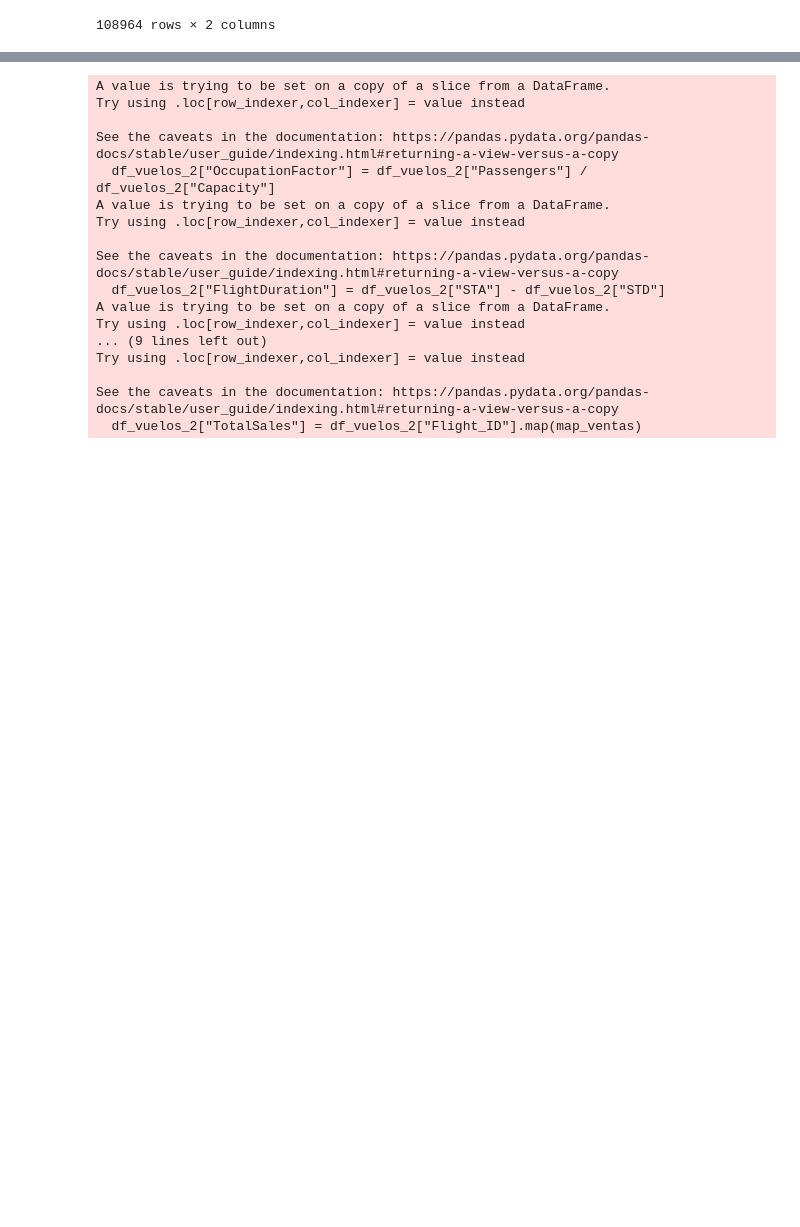
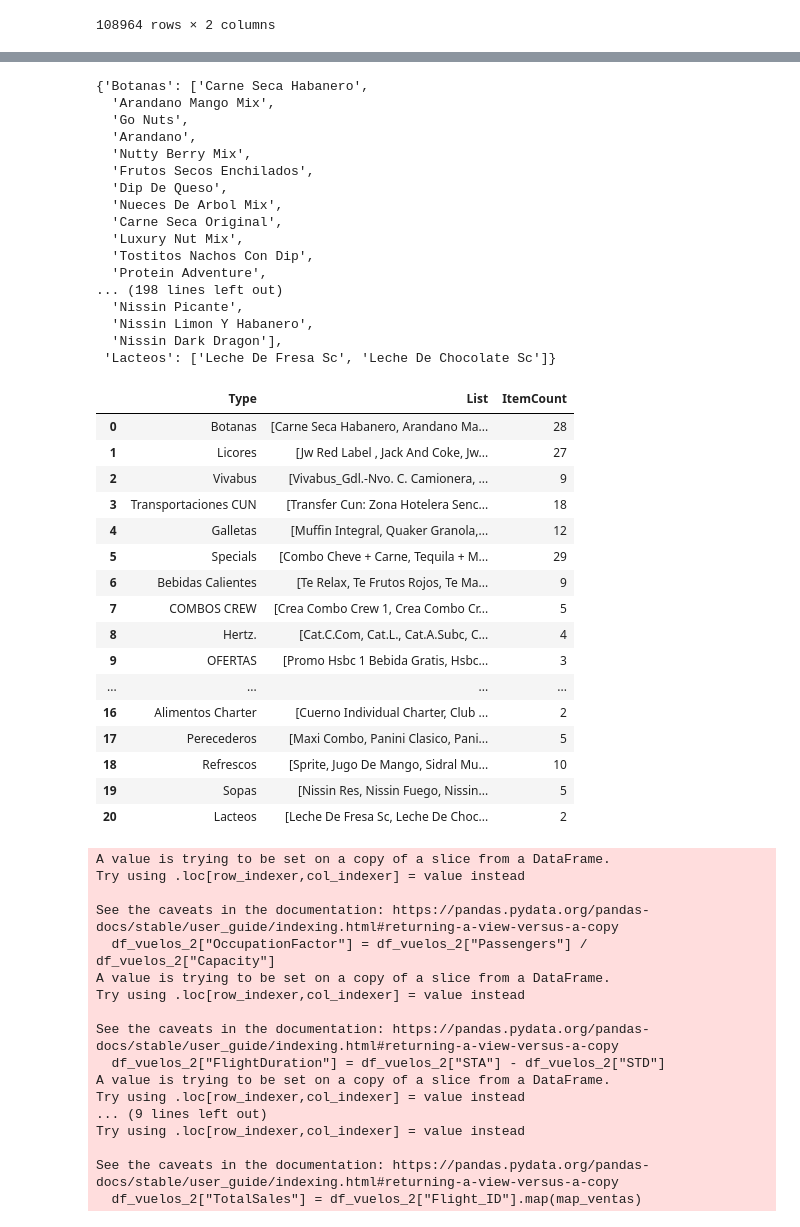
Before and after one commit to alvaronieto02/Datathon-Viva-Aerobus-Milonga, a Jupyter notebook: Missael/test_ventas.ipynb, the cells around one changed output, grey strips where cells are left out. Cells and saved outputs as stored; diff of their text form; code cells hidden in the pictures; blank space fills up the shorter version.

Commit message:
ProductType dataframe

```diff
--- a/Missael/test_ventas.ipynb
+++ b/Missael/test_ventas.ipynb
@@ -90,6 +90,58 @@ df_vuelos[ df_vuelos["Flight_ID"] == "90d2cab80b7700b5d854ae393678144b" ]
 |  | Flight_ID | Aeronave | DepartureStation | ArrivalStation | Destination_Type | Origin_Type | STD | ... |
 | 174569 | 90d2cab80b7700b5d854ae393678144b | XA-VYA | BM | BA | Ciudad Principal | Ciudad Fronteriza | 2023-12-23 06:00:00 | ... |
 | 245747 | 90d2cab80b7700b5d854ae393678144b | XA-VYA | BA | BT | Playa | Ciudad Principal | 2023-12-23 11:45:00 | ... |
+# %%
+product_types = df_ventas["ProductType"].unique()
+
+type_dict = {}
+type_df = {"Type":[],"List":[],"ItemCount":[]}
+
+for typ in product_types:
+    L = list( df_ventas["ProductName"][ df_ventas["ProductType"] == typ ].unique() )
+    type_dict[typ] = L
+
+    type_df["Type"].append(typ)
+    type_df["List"].append(L)
+    type_df["ItemCount"].append(len(L))
+
+type_df = pd.DataFrame(type_df)
+display(type_dict)
+display(type_df)
+# %% [output]
+{'Botanas': ['Carne Seca Habanero',
+  'Arandano Mango Mix',
+  'Go Nuts',
+  'Arandano',
+  'Nutty Berry Mix',
+  'Frutos Secos Enchilados',
+  'Dip De Queso',
+  'Nueces De Arbol Mix',
+  'Carne Seca Original',
+  'Luxury Nut Mix',
+  'Tostitos Nachos Con Dip',
+  'Protein Adventure',
+... (198 lines left out)
+  'Nissin Picante',
+  'Nissin Limon Y Habanero',
+  'Nissin Dark Dragon'],
+ 'Lacteos': ['Leche De Fresa Sc', 'Leche De Chocolate Sc']}
+|  | Type | List | ItemCount |
+| 0 | Botanas | [Carne Seca Habanero, Arandano Ma... | 28 |
+| 1 | Licores | [Jw Red Label , Jack And Coke, Jw... | 27 |
+| 2 | Vivabus | [Vivabus_Gdl.-Nvo. C. Camionera, ... | 9 |
+| 3 | Transportaciones CUN | [Transfer Cun: Zona Hotelera Senc... | 18 |
+| 4 | Galletas | [Muffin Integral, Quaker Granola,... | 12 |
+| 5 | Specials | [Combo Cheve + Carne, Tequila + M... | 29 |
+| 6 | Bebidas Calientes | [Te Relax, Te Frutos Rojos, Te Ma... | 9 |
+| 7 | COMBOS CREW | [Crea Combo Crew 1, Crea Combo Cr... | 5 |
+| 8 | Hertz. | [Cat.C.Com, Cat.L., Cat.A.Subc, C... | 4 |
+| 9 | OFERTAS | [Promo Hsbc 1 Bebida Gratis, Hsbc... | 3 |
+| ... | ... | ... | ... |
+| 16 | Alimentos Charter | [Cuerno Individual Charter, Club ... | 2 |
+| 17 | Perecederos | [Maxi Combo, Panini Clasico, Pani... | 5 |
+| 18 | Refrescos | [Sprite, Jugo De Mango, Sidral Mu... | 10 |
+| 19 | Sopas | [Nissin Res, Nissin Fuego, Nissin... | 5 |
+| 20 | Lacteos | [Leche De Fresa Sc, Leche De Choc... | 2 |
 # %%
 df_vuelos_2 = df_vuelos.dropna()
 
```
